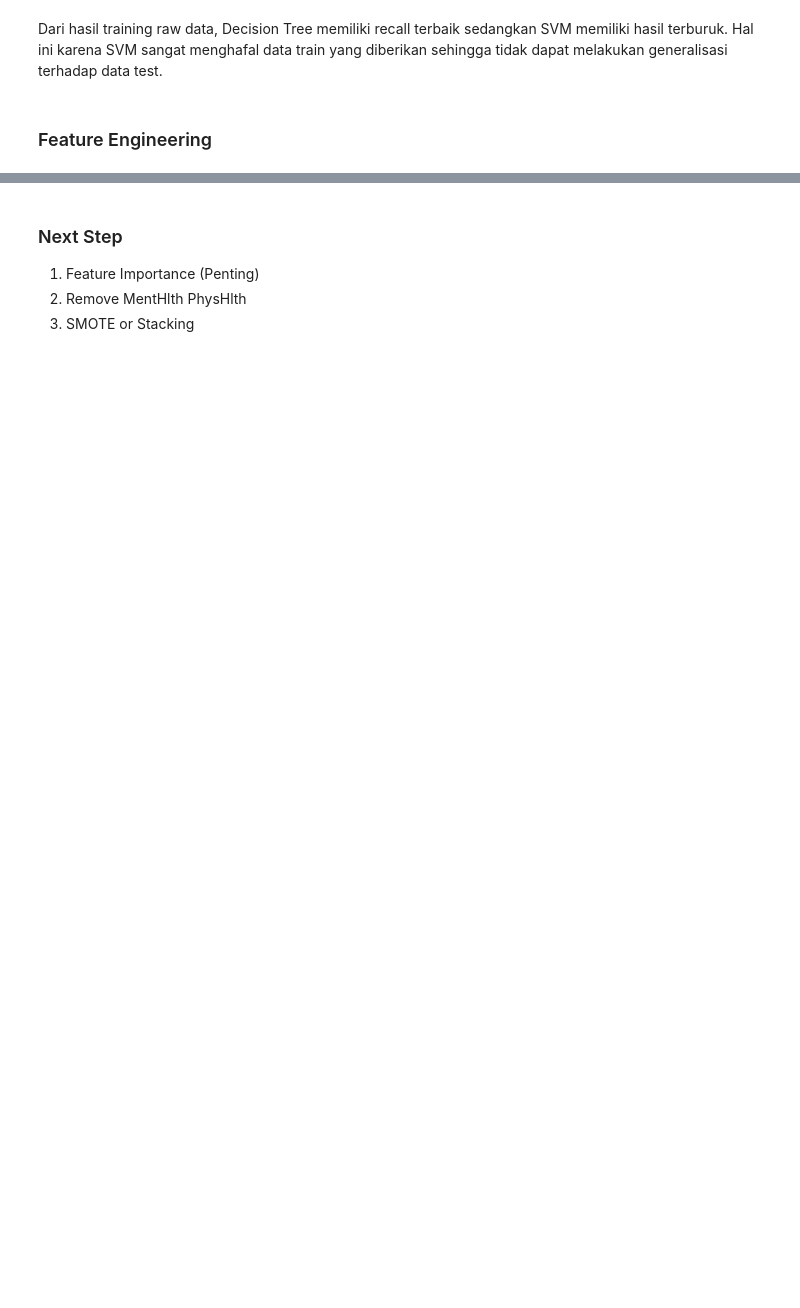
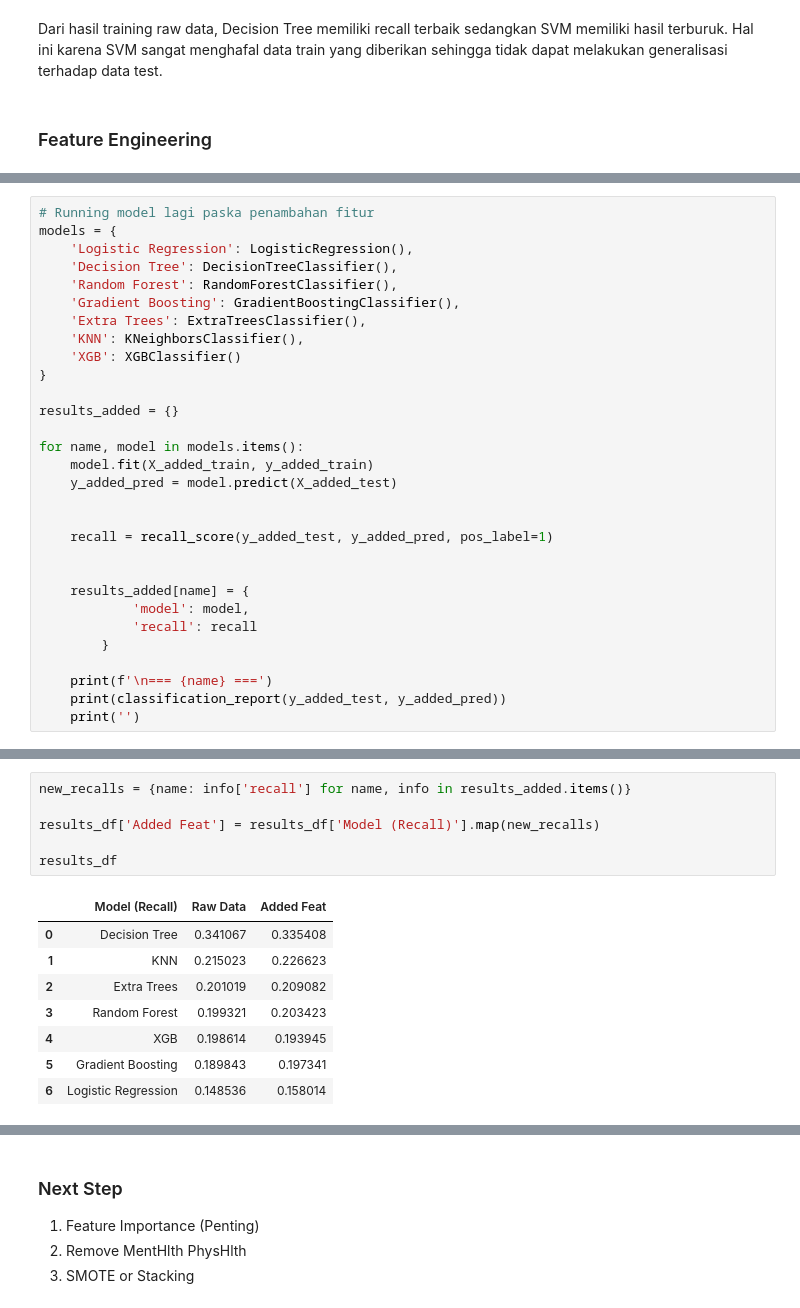
Before and after one commit to FaradayB/Hacktiv8-Assignments, a Jupyter notebook: Mini Project 2/mini_project_2_FaradayBarrFatahillah.ipynb, the cells around one changed output, grey strips where cells are left out. Drawn from its saved outputs; the diff is of its cells as text; blank space fills up the shorter version.

```diff
--- a/Mini Project 2/mini_project_2_FaradayBarrFatahillah.ipynb
+++ b/Mini Project 2/mini_project_2_FaradayBarrFatahillah.ipynb
@@ -516,0 +550,30 @@ Penjelasan tambahan fitur
+# %%
+# Running model lagi paska penambahan fitur
+models = {
+    'Logistic Regression': LogisticRegression(),
+    'Decision Tree': DecisionTreeClassifier(),
+    'Random Forest': RandomForestClassifier(),
+    'Gradient Boosting': GradientBoostingClassifier(),
+    'Extra Trees': ExtraTreesClassifier(),
+    'KNN': KNeighborsClassifier(),
+    'XGB': XGBClassifier()
+}
+
+results_added = {}
+
+for name, model in models.items():
+    model.fit(X_added_train, y_added_train)
+    y_added_pred = model.predict(X_added_test)
+
+
+    recall = recall_score(y_added_test, y_added_pred, pos_label=1)
+
+
+    results_added[name] = {
+            'model': model,
+            'recall': recall
+        }
+
+    print(f'\n=== {name} ===')
+    print(classification_report(y_added_test, y_added_pred))
+    print('')
@@ -516,0 +616,15 @@ Penjelasan tambahan fitur
+# %%
+new_recalls = {name: info['recall'] for name, info in results_added.items()}
+
+results_df['Added Feat'] = results_df['Model (Recall)'].map(new_recalls)
+
+results_df
+# %% [output]
+|  | Model (Recall) | Raw Data | Added Feat |
+| 0 | Decision Tree | 0.341067 | 0.335408 |
+| 1 | KNN | 0.215023 | 0.226623 |
+| 2 | Extra Trees | 0.201019 | 0.209082 |
+| 3 | Random Forest | 0.199321 | 0.203423 |
+| 4 | XGB | 0.198614 | 0.193945 |
+| 5 | Gradient Boosting | 0.189843 | 0.197341 |
+| 6 | Logistic Regression | 0.148536 | 0.158014 |
```
Also changed, not shown: parts of 11 cells of this notebook.
